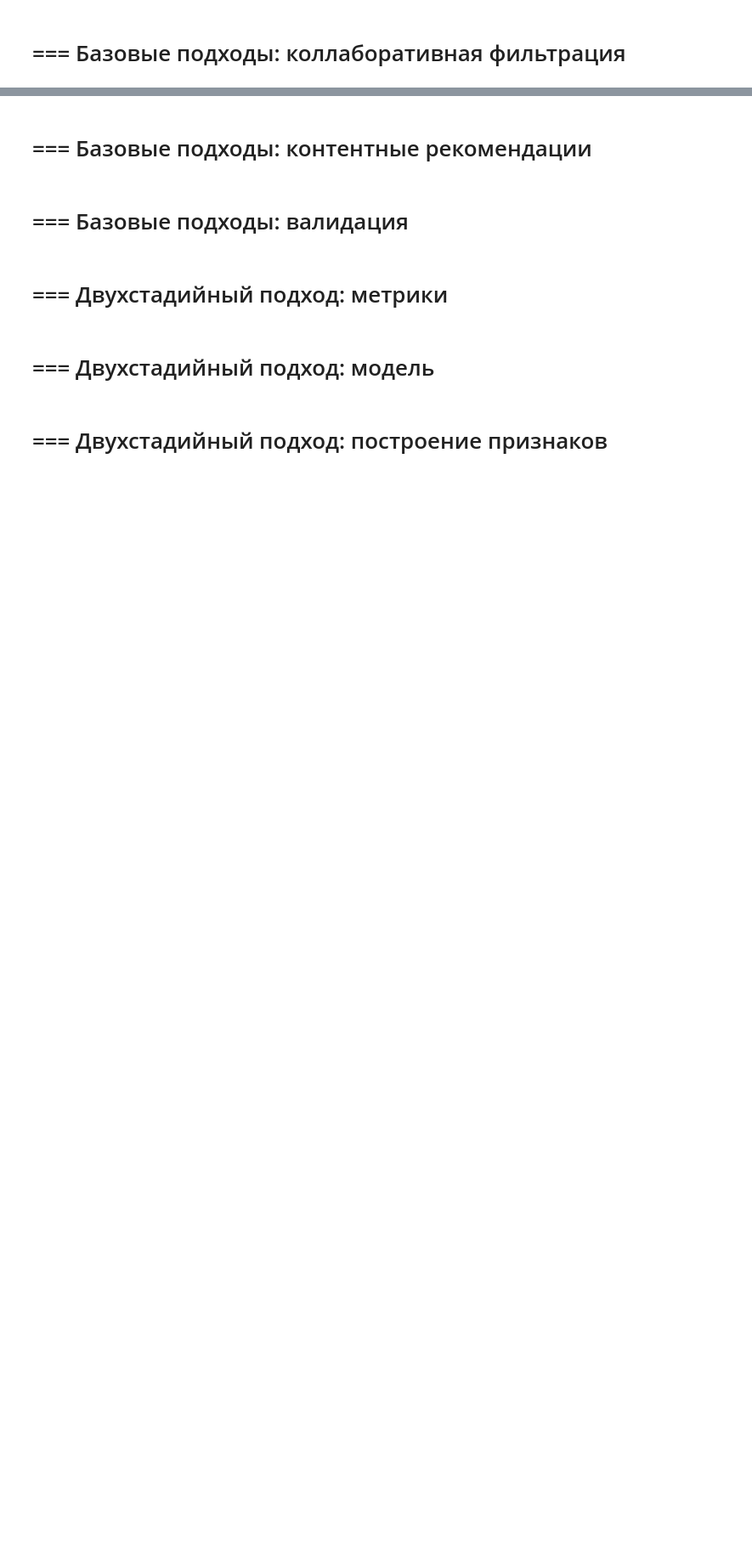
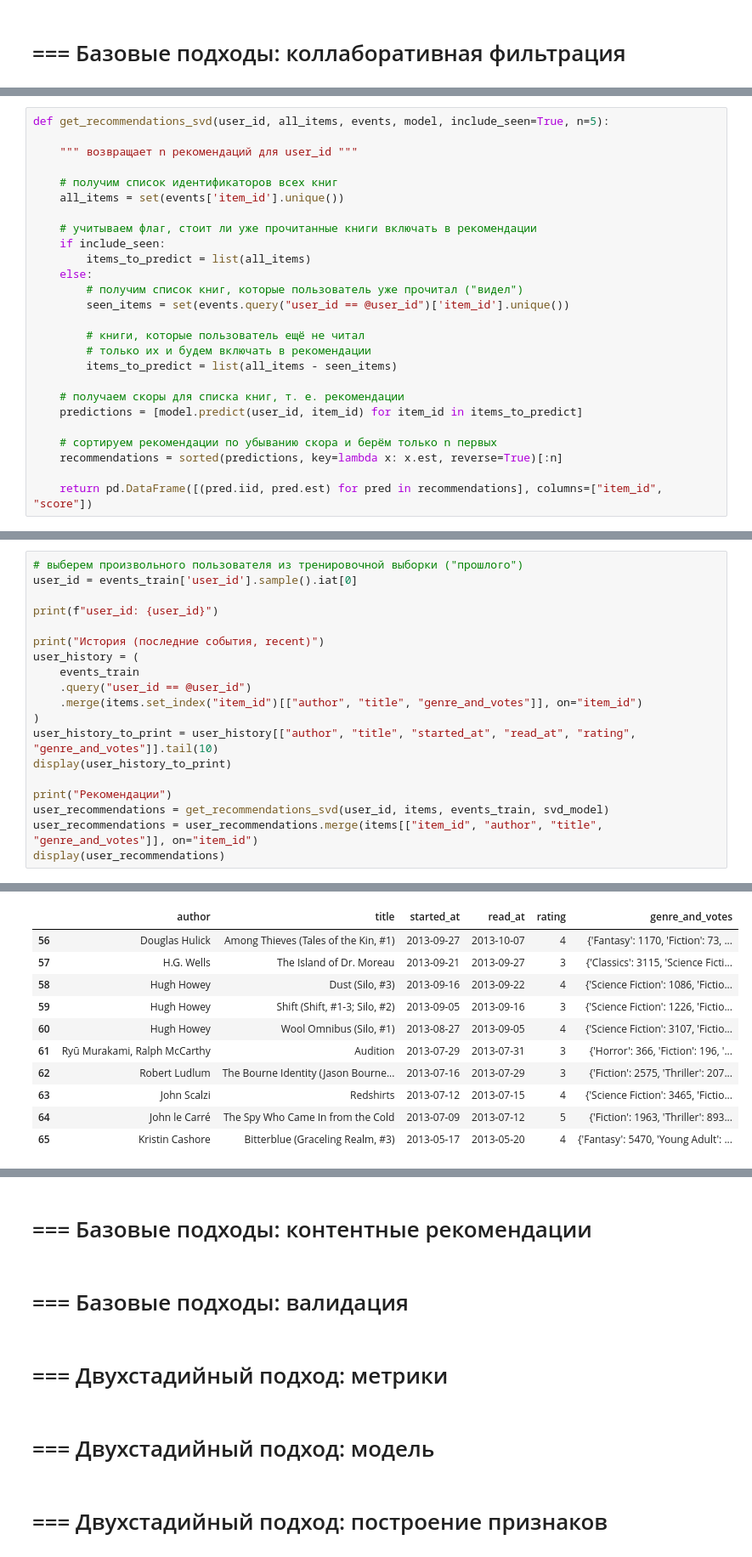
Before and after one commit to ujhmaster/mle-recsys-start, a Jupyter notebook: main_offline.ipynb, the cells around one changed output, grey strips where cells are left out. Shown: that part at 85% size. Saved outputs shown, nothing was run; the diff lists cells and outputs as text; blank space fills up the shorter version.

```diff
--- a/main_offline.ipynb
+++ b/main_offline.ipynb
@@ -27,0 +225,26 @@ events = pd.read_parquet("events.par")
+# %%
+def get_recommendations_svd(user_id, all_items, events, model, include_seen=True, n=5):
+
+    """ возвращает n рекомендаций для user_id """
+
+    # получим список идентификаторов всех книг
+    all_items = set(events['item_id'].unique())
+
+    # учитываем флаг, стоит ли уже прочитанные книги включать в рекомендации
+    if include_seen:
+        items_to_predict = list(all_items)
+    else:
+        # получим список книг, которые пользователь уже прочитал ("видел")
+        seen_items = set(events.query("user_id == @user_id")['item_id'].unique())
+
+        # книги, которые пользователь ещё не читал
+        # только их и будем включать в рекомендации
+        items_to_predict = list(all_items - seen_items)
+
+    # получаем скоры для списка книг, т. е. рекомендации
+    predictions = [model.predict(user_id, item_id) for item_id in items_to_predict]
+
+    # сортируем рекомендации по убыванию скора и берём только n первых
+    recommendations = sorted(predictions, key=lambda x: x.est, reverse=True)[:n]
+
+    return pd.DataFrame([(pred.iid, pred.est) for pred in recommendations], columns=["item_id", "score"])
@@ -27,0 +261,20 @@ events = pd.read_parquet("events.par")
+# %%
+# выберем произвольного пользователя из тренировочной выборки ("прошлого")
+user_id = events_train['user_id'].sample().iat[0]
+
+print(f"user_id: {user_id}")
+
+print("История (последние события, recent)")
+user_history = (
+    events_train
+    .query("user_id == @user_id")
+    .merge(items.set_index("item_id")[["author", "title", "genre_and_votes"]], on="item_id")
+)
+user_history_to_print = user_history[["author", "title", "started_at", "read_at", "rating", "genre_and_votes"]].tail(10)
+display(user_history_to_print)
+
+print("Рекомендации")
+user_recommendations = get_recommendations_svd(user_id, items, events_train, svd_model)
+user_recommendations = user_recommendations.merge(items[["item_id", "author", "title", "genre_and_votes"]], on="item_id")
+display(user_recommendations)
+# %% [output]
@@ -27,0 +283,11 @@ events = pd.read_parquet("events.par")
+|  | author | title | started_at | read_at | rating | genre_and_votes |
+| 56 | Douglas Hulick | Among Thieves (Tales of the Kin, #1) | 2013-09-27 | 2013-10-07 | 4 | {'Fantasy': 1170, 'Fiction': 73, ... |
+| 57 | H.G. Wells | The Island of Dr. Moreau | 2013-09-21 | 2013-09-27 | 3 | {'Classics': 3115, 'Science Ficti... |
+| 58 | Hugh Howey | Dust (Silo, #3) | 2013-09-16 | 2013-09-22 | 4 | {'Science Fiction': 1086, 'Fictio... |
+| 59 | Hugh Howey | Shift (Shift, #1-3; Silo, #2) | 2013-09-05 | 2013-09-16 | 3 | {'Science Fiction': 1226, 'Fictio... |
+| 60 | Hugh Howey | Wool Omnibus (Silo, #1) | 2013-08-27 | 2013-09-05 | 4 | {'Science Fiction': 3107, 'Fictio... |
+| 61 | Ryū Murakami, Ralph McCarthy | Audition | 2013-07-29 | 2013-07-31 | 3 | {'Horror': 366, 'Fiction': 196, '... |
+| 62 | Robert Ludlum | The Bourne Identity (Jason Bourne... | 2013-07-16 | 2013-07-29 | 3 | {'Fiction': 2575, 'Thriller': 207... |
+| 63 | John Scalzi | Redshirts | 2013-07-12 | 2013-07-15 | 4 | {'Science Fiction': 3465, 'Fictio... |
+| 64 | John le Carré | The Spy Who Came In from the Cold | 2013-07-09 | 2013-07-12 | 5 | {'Fiction': 1963, 'Thriller': 893... |
+| 65 | Kristin Cashore | Bitterblue (Graceling Realm, #3) | 2013-05-17 | 2013-05-20 | 4 | {'Fantasy': 5470, 'Young Adult': ... |
```
Also changed, not shown: parts of 17 cells of this notebook, 2 other files.
